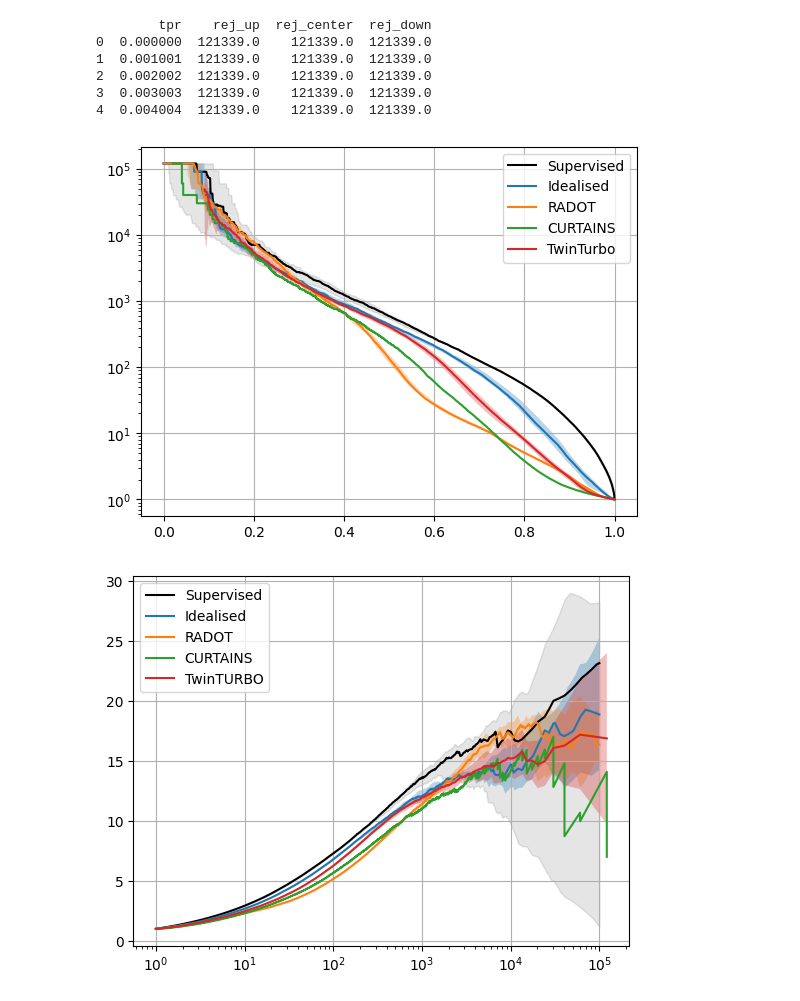
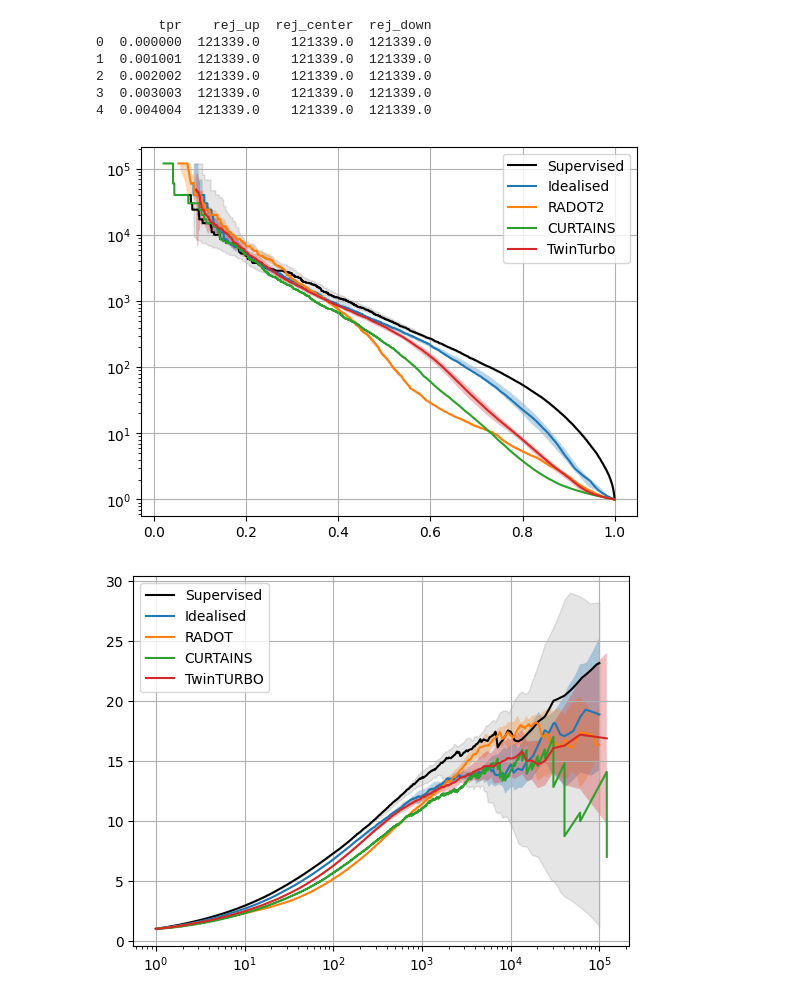
Before and after one commit to IvanOleksiyuk/transit-hep, a Jupyter notebook: twinturbo/scripts/final_plots.ipynb, the cells around one changed output. Cells and saved outputs as stored; diff of their text form; code cells hidden in the pictures.

```diff
--- a/twinturbo/scripts/final_plots.ipynb
+++ b/twinturbo/scripts/final_plots.ipynb
@@ -60,3 +68,7 @@ print(radot1.head())
 2  0.002002  121339.0    121339.0  121339.0
 3  0.003003  121339.0    121339.0  121339.0
 4  0.004004  121339.0    121339.0  121339.0
+# %%
+from scipy.interpolate import interp1d
+def filter_finite_values(x):
+    return x[np.isfinite(x)]
@@ -63,21 +120,39 @@ print(radot1.head())
+# %%
+part = "/home/users/o/oleksiyu/WORK/hyperproject/lit/radot/dope_3000/standard/"
+files = [part+f"seed_{i}/rejection_v_TPR.npy" for i in range(5)]
+RADOT_curve = get_curve(files)
+part = "/home/users/o/oleksiyu/WORK/hyperproject/lit/radot/dope_3000/supervised/"
+files = [part+f"seed_{i}/rejection_v_TPR.npy" for i in range(5)]
+supervised_curve = get_curve(files)
+part = "/home/users/o/oleksiyu/WORK/hyperproject/lit/radot/dope_3000/idealised/"
+files = [part+f"seed_{i}/rejection_v_TPR.npy" for i in range(5)]
+idealised_curve = get_curve(files)
 # %%
 plt.figure()
-plt.plot(super_rej["x"], super_rej["y_center"], label="Supervised", color="black")
-plt.fill_between(super_rej["x"], super_rej["y_down"], super_rej["y_up"], alpha=0.1, color="black")
-plt.plot(ideal_rej["x"], ideal_rej["y_center"], label="Idealised")
-plt.fill_between(ideal_rej["x"], ideal_rej["y_down"], ideal_rej["y_up"], alpha=0.3)
-plt.plot(radot1["tpr"], radot1["rej_center"], label="RADOT")
-plt.fill_between(radot1["tpr"], radot1["rej_down"], radot1["rej_up"], alpha=0.3)
+# plt.plot(super_rej["x"], super_rej["y_center"], label="Supervised", color="black")
+# plt.fill_between(super_rej["x"], super_rej["y_down"], super_rej["y_up"], alpha=0.1, color="black")
+# plt.plot(ideal_rej["x"], ideal_rej["y_center"], label="Idealised")
+# plt.fill_between(ideal_rej["x"], ideal_rej["y_down"], ideal_rej["y_up"], alpha=0.3)
+# plt.plot(radot1["tpr"], radot1["rej_center"], label="RADOT")
+# plt.fill_between(radot1["tpr"], radot1["rej_down"], radot1["rej_up"], alpha=0.3)
+
+plt.plot(supervised_curve["x"], supervised_curve["y_center"], label="Supervised", color="black")
+plt.fill_between(supervised_curve["x"], supervised_curve["y_down"], supervised_curve["y_up"], alpha=0.1, color="black")
+plt.plot(idealised_curve["x"], idealised_curve["y_center"], label="Idealised")
+plt.fill_between(idealised_curve["x"], idealised_curve["y_down"], idealised_curve["y_up"], alpha=0.3)
+plt.plot(RADOT_curve["x"], RADOT_curve["y_center"], label="RADOT2")
+plt.fill_between(RADOT_curve["x"], RADOT_curve["y_down"], RADOT_curve["y_up"], alpha=0.3)
+
 plt.plot(curtains_rej[0], curtains_rej[1], label="CURTAINS")
 plt.fill_between(curtains_rej[0], curtains_rej[1]-0, curtains_rej[1]+0, alpha=0.3)
 plt.plot(my_curver_rej[0], my_curver_rej[1], label="TwinTurbo")
 plt.fill_between(my_curver_rej[0], my_curver_rej[1]-my_curver_rej[2], my_curver_rej[1]+my_curver_rej[2], alpha=0.3)
 plt.yscale("log")
 plt.grid()
 plt.legend()
 plt.savefig("/home/users/o/oleksiyu/WORK/hyperproject/plots/final2/inverse_rej.png")
 # %% [output]
-[figure, old version]
+[figure, new version]
 # %%
 plt.figure()
 plt.plot(super_sic["x"], super_sic["y_center"], label="Supervised", color="black")
```
Also changed, not shown: parts of 7 cells of this notebook, 39 other files.
